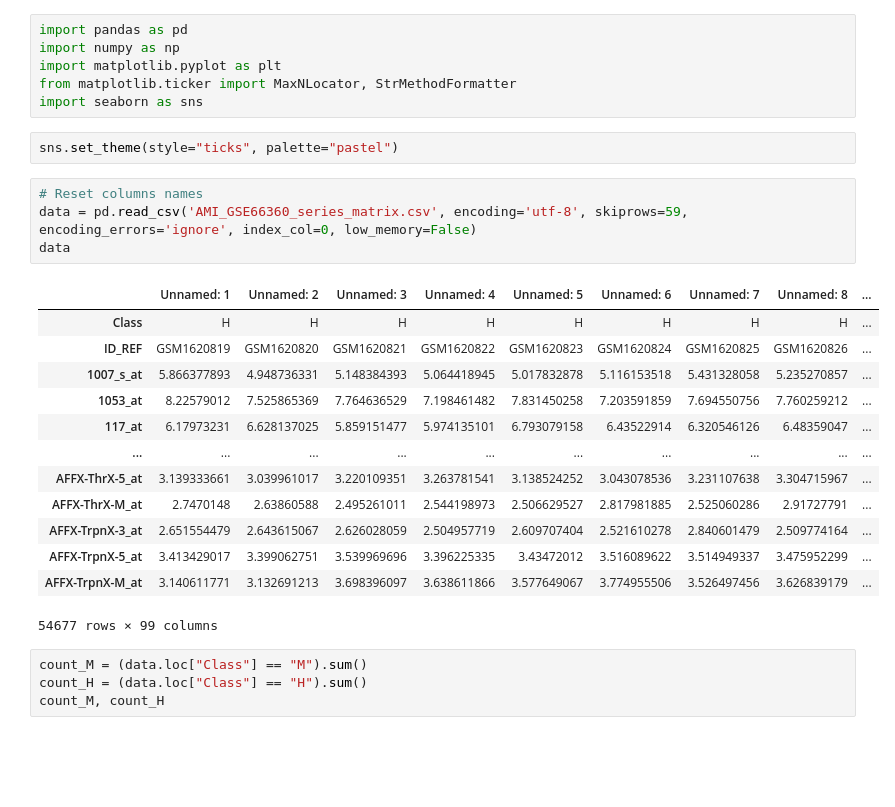
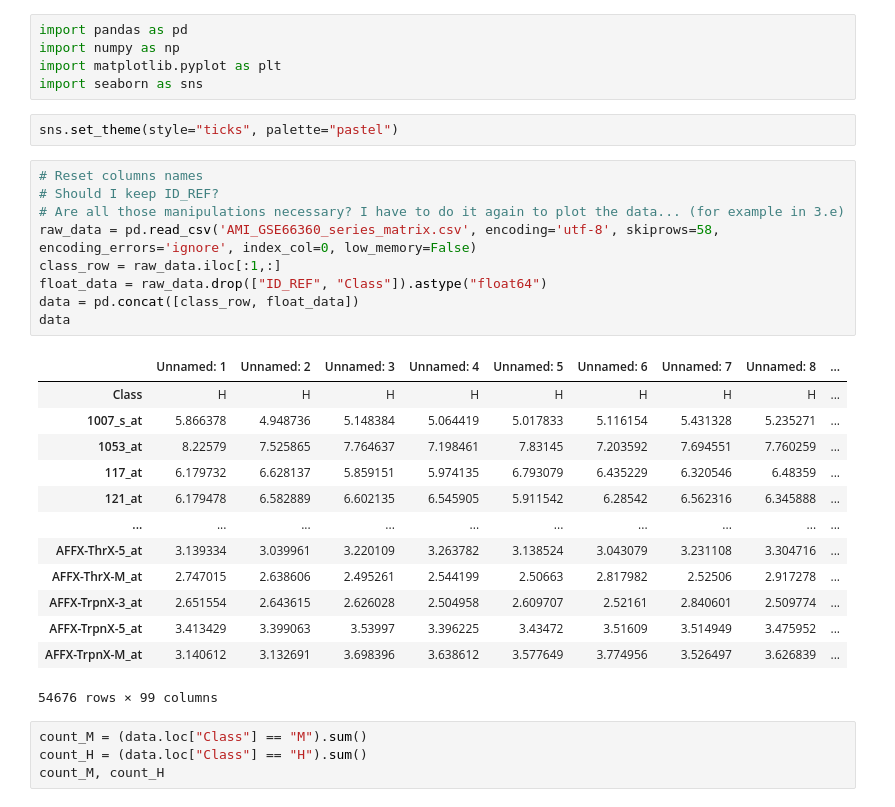
Before and after one commit to OfekBasson/StatisticsAndDataAnalsysHW3, a Jupyter notebook: HW3.ipynb, the cells around one changed output. Drawn from its saved outputs; the diff is of its cells as text; blank space fills up the shorter version.

```diff
--- a/HW3.ipynb
+++ b/HW3.ipynb
@@ -2,28 +2,32 @@
 import pandas as pd
 import numpy as np
 import matplotlib.pyplot as plt
-from matplotlib.ticker import MaxNLocator, StrMethodFormatter
 import seaborn as sns
 # %%
 sns.set_theme(style="ticks", palette="pastel")
 # %%
 # Reset columns names
-data = pd.read_csv('AMI_GSE66360_series_matrix.csv', encoding='utf-8', skiprows=59, encoding_errors='ignore', index_col=0, low_memory=False)
+# Should I keep ID_REF?
+# Are all those manipulations necessary? I have to do it again to plot the data... (for example in 3.e)
+raw_data = pd.read_csv('AMI_GSE66360_series_matrix.csv', encoding='utf-8', skiprows=58, encoding_errors='ignore', index_col=0, low_memory=False)
+class_row = raw_data.iloc[:1,:]
+float_data = raw_data.drop(["ID_REF", "Class"]).astype("float64")
+data = pd.concat([class_row, float_data])
 data
 # %% [output]
 |  | Unnamed: 1 | Unnamed: 2 | Unnamed: 3 | Unnamed: 4 | Unnamed: 5 | Unnamed: 6 | Unnamed: 7 | Unnamed: 8 | ... |
 | Class | H | H | H | H | H | H | H | H | ... |
-| ID_REF | GSM1620819 | GSM1620820 | GSM1620821 | GSM1620822 | GSM1620823 | GSM1620824 | GSM1620825 | GSM1620826 | ... |
-| 1007_s_at | 5.866377893 | 4.948736331 | 5.148384393 | 5.064418945 | 5.017832878 | 5.116153518 | 5.431328058 | 5.235270857 | ... |
-| 1053_at | 8.22579012 | 7.525865369 | 7.764636529 | 7.198461482 | 7.831450258 | 7.203591859 | 7.694550756 | 7.760259212 | ... |
-| 117_at | 6.17973231 | 6.628137025 | 5.859151477 | 5.974135101 | 6.793079158 | 6.43522914 | 6.320546126 | 6.48359047 | ... |
+| 1007_s_at | 5.866378 | 4.948736 | 5.148384 | 5.064419 | 5.017833 | 5.116154 | 5.431328 | 5.235271 | ... |
+| 1053_at | 8.22579 | 7.525865 | 7.764637 | 7.198461 | 7.83145 | 7.203592 | 7.694551 | 7.760259 | ... |
+| 117_at | 6.179732 | 6.628137 | 5.859151 | 5.974135 | 6.793079 | 6.435229 | 6.320546 | 6.48359 | ... |
+| 121_at | 6.179478 | 6.582889 | 6.602135 | 6.545905 | 5.911542 | 6.28542 | 6.562316 | 6.345888 | ... |
 | ... | ... | ... | ... | ... | ... | ... | ... | ... | ... |
-| AFFX-ThrX-5_at | 3.139333661 | 3.039961017 | 3.220109351 | 3.263781541 | 3.138524252 | 3.043078536 | 3.231107638 | 3.304715967 | ... |
-| AFFX-ThrX-M_at | 2.7470148 | 2.63860588 | 2.495261011 | 2.544198973 | 2.506629527 | 2.817981885 | 2.525060286 | 2.91727791 | ... |
-| AFFX-TrpnX-3_at | 2.651554479 | 2.643615067 | 2.626028059 | 2.504957719 | 2.609707404 | 2.521610278 | 2.840601479 | 2.509774164 | ... |
-| AFFX-TrpnX-5_at | 3.413429017 | 3.399062751 | 3.539969696 | 3.396225335 | 3.43472012 | 3.516089622 | 3.514949337 | 3.475952299 | ... |
-| AFFX-TrpnX-M_at | 3.140611771 | 3.132691213 | 3.698396097 | 3.638611866 | 3.577649067 | 3.774955506 | 3.526497456 | 3.626839179 | ... |
+| AFFX-ThrX-5_at | 3.139334 | 3.039961 | 3.220109 | 3.263782 | 3.138524 | 3.043079 | 3.231108 | 3.304716 | ... |
+| AFFX-ThrX-M_at | 2.747015 | 2.638606 | 2.495261 | 2.544199 | 2.50663 | 2.817982 | 2.52506 | 2.917278 | ... |
+| AFFX-TrpnX-3_at | 2.651554 | 2.643615 | 2.626028 | 2.504958 | 2.609707 | 2.52161 | 2.840601 | 2.509774 | ... |
+| AFFX-TrpnX-5_at | 3.413429 | 3.399063 | 3.53997 | 3.396225 | 3.43472 | 3.51609 | 3.514949 | 3.475952 | ... |
+| AFFX-TrpnX-M_at | 3.140612 | 3.132691 | 3.698396 | 3.638612 | 3.577649 | 3.774956 | 3.526497 | 3.626839 | ... |
-54677 rows × 99 columns
+54676 rows × 99 columns
 # %%
 count_M = (data.loc["Class"] == "M").sum()
 count_H = (data.loc["Class"] == "H").sum()
```
Also changed, not shown: parts of 6 cells of this notebook.
